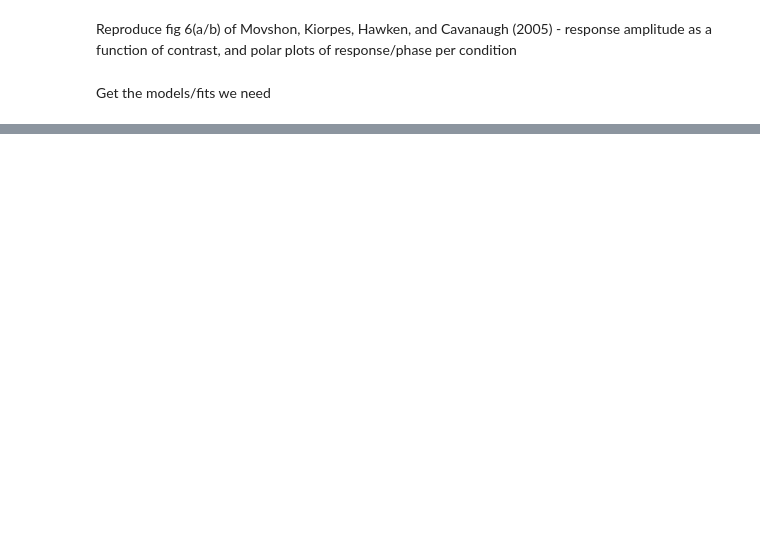
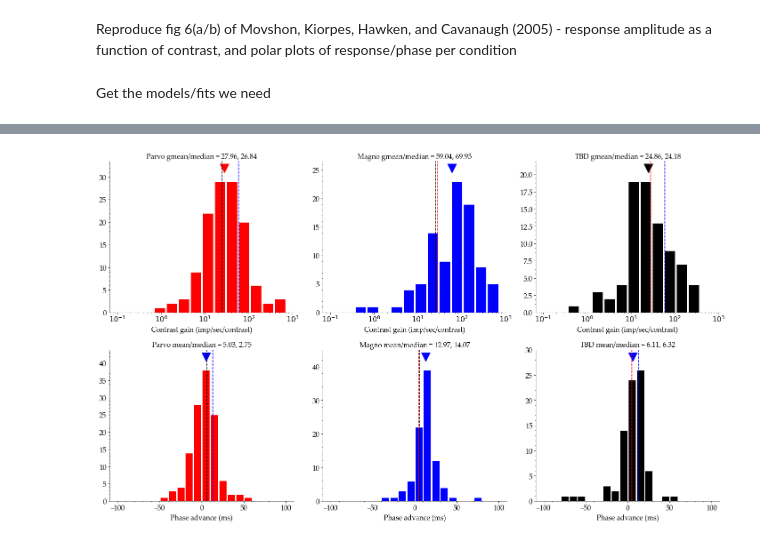
Before and after one commit to paul-levy/SF-diversity, a Jupyter notebook: LGN/analysis/functions/plotting.ipynb, the cells around one changed output, grey strips where cells are left out. Drawn from its saved outputs; the diff is of its cells as text; code cells hidden in the pictures; blank space fills up the shorter version.

```diff
--- a/LGN/analysis/functions/plotting.ipynb
+++ b/LGN/analysis/functions/plotting.ipynb
@@ -605,0 +665,13 @@ f.suptitle('%s #%d: disp %d, sf %.2f cpd' % (dataList['unitType'][which_cell-1],
+# %%
+rvcFits = np.load(dataPath + 'rvcFits_' + fit_suff, encoding='latin1').item();
+phFits = np.load(dataPath + 'phaseAdvanceFits_' + fit_suff, encoding='latin1').item();
+# %%
+allPhAdv = np.array([phFits[i]['phAdv'] for i in phFits])
+allConGain = np.array([rvcFits[i]['conGain'] for i in rvcFits])
+# %%
+type_m = np.array([x if dataList['unitType'][x]=='magno' else -1 for x in range(len(dataList['unitType']))], dtype=int)
+type_m = type_m[type_m>0]
+type_p = np.array([x if dataList['unitType'][x]=='parvo' else -1 for x in range(len(dataList['unitType']))], dtype=int)
+type_p = type_p[type_p>0]
+type_tbd = np.array([x if dataList['unitType'][x]=='tbd' else -1 for x in range(len(dataList['unitType']))], dtype=int)
+type_tbd = type_tbd[type_tbd>0]
@@ -605,0 +680,85 @@ f.suptitle('%s #%d: disp %d, sf %.2f cpd' % (dataList['unitType'][which_cell-1],
+# %%
+flatten = lambda l: [item for sublist in l for item in sublist]
+# %%
+f, ax = plt.subplots(2, 3, figsize=(20, 12))
+## CON GAIN
+bins = np.geomspace(0.1, 700, 15)
+# parvo
+plt.subplot(2, 3, 1);
+flat_p = flatten(allConGain[type_p])
+counts, _, _ = plt.hist(flat_p, bins, color='r', rwidth=0.9)
+plt.xscale('log')
+[gmean_p, median_p] = [geomean(flat_p), np.median(flat_p)]
+plt_gmean = plt.plot(gmean_p, 1.1*np.max(counts), 'v', color='r', markersize=20)
+plt.title('Parvo gmean/median = %.2f, %.2f' % (gmean_p, median_p))
+plt.xlabel('Contrast gain (imp/sec/contrast)')
+# magno
+plt.subplot(2, 3, 2);
+flat_m = flatten(allConGain[type_m])
+counts, _, _ = plt.hist(flat_m, bins, color='b', rwidth=0.9)
+plt.xscale('log')
+[gmean_m, median_m] = [geomean(flat_m), np.median(flat_m)]
+plt_gmean = plt.plot(gmean_m, 1.1*np.max(counts), 'v', color='b', markersize=20)
+plt.title('Magno gmean/median = %.2f, %.2f' % (gmean_m, median_m))
+plt.xlabel('Contrast gain (imp/sec/contrast)')
+# tbd
+plt.subplot(2, 3, 3);
+flat_tbd = flatten(allConGain[type_tbd])
+counts, _, _ = plt.hist(flat_tbd, bins, color='k', rwidth=0.9)
+plt.xscale('log')
+[gmean_t, median_t] = [geomean(flat_tbd), np.median(flat_tbd)]
+plt_gmean = plt.plot(gmean_t, 1.1*np.max(counts), 'v', color='k', markersize=20)
+plt.title('TBD gmean/median = %.2f, %.2f' % (gmean_t, median_t))
+plt.xlabel('Contrast gain (imp/sec/contrast)')
+# now put the gmeans of other cell types in each plot
+plt.subplot(2, 3, 1); # parvo
+plt.axvline(gmean_m, color='b', linestyle='--')
+plt.axvline(gmean_t, color='k', linestyle='--')
+plt.subplot(2, 3, 2); # magno
+plt.axvline(gmean_p, color='r', linestyle='--')
+plt.axvline(gmean_t, color='k', linestyle='--')
+plt.subplot(2, 3, 3); # tbd
+plt.axvline(gmean_p, color='r', linestyle='--')
+plt.axvline(gmean_m, color='b', linestyle='--')
+
+## phase advance
+bins = np.linspace(-100, 100, 21)
+# parvo
+plt.subplot(2, 3, 4);
+flat_p = flatten(allPhAdv[type_p])
+counts, _, _ = plt.hist(flat_p, bins, color='r', rwidth=0.9)
+[mean_p, median] = [np.mean(flat_p), np.median(flat_p)]
+plt_mean = plt.plot(mean_p, 1.1*np.max(counts), 'v', color='b', markersize=20)
+plt.title('Parvo mean/median = %.2f, %.2f' % (mean_p, median))
+plt.xlabel('Phase advance (ms)')
+# magno
+plt.subplot(2, 3, 5);
+flat_m = flatten(allPhAdv[type_m])
+counts, _, _ = plt.hist(flat_m, bins, color='b', rwidth=0.9)
+[mean_m, median] = [np.mean(flat_m), np.median(flat_m)]
+plt_mean = plt.plot(mean_m, 1.1*np.max(counts), 'v', color='b', markersize=20)
+plt.title('Magno mean/median = %.2f, %.2f' % (mean_m, median))
+plt.xlabel('Phase advance (ms)')
+# tbd
+plt.subplot(2, 3, 6);
+flat_tbd = flatten(allPhAdv[type_tbd])
+counts, _, _ = plt.hist(flat_tbd, bins, color='k', rwidth=0.9)
+[mean_t, median] = [np.mean(flat_tbd), np.median(flat_tbd)]
+plt_mean = plt.plot(mean_t, 1.1*np.max(counts), 'v', color='b', markersize=20)
+plt.title('TBD mean/median = %.2f, %.2f' % (mean_t, median))
+plt.xlabel('Phase advance (ms)')
+# now put the gmeans of other cell types in each plot
+plt.subplot(2, 3, 4); # parvo
+plt.axvline(mean_m, color='b', linestyle='--')
+plt.axvline(mean_t, color='k', linestyle='--')
+plt.subplot(2, 3, 5); # magno
+plt.axvline(mean_p, color='r', linestyle='--')
+plt.axvline(mean_t, color='k', linestyle='--')
+plt.subplot(2, 3, 6); # tbd
+plt.axvline(mean_p, color='r', linestyle='--')
+plt.axvline(mean_m, color='b', linestyle='--')
+
+
+f.tight_layout()
+# %% [output]
+[figure, added]
```
Also changed, not shown: parts of 40 cells of this notebook, 2 other files.
